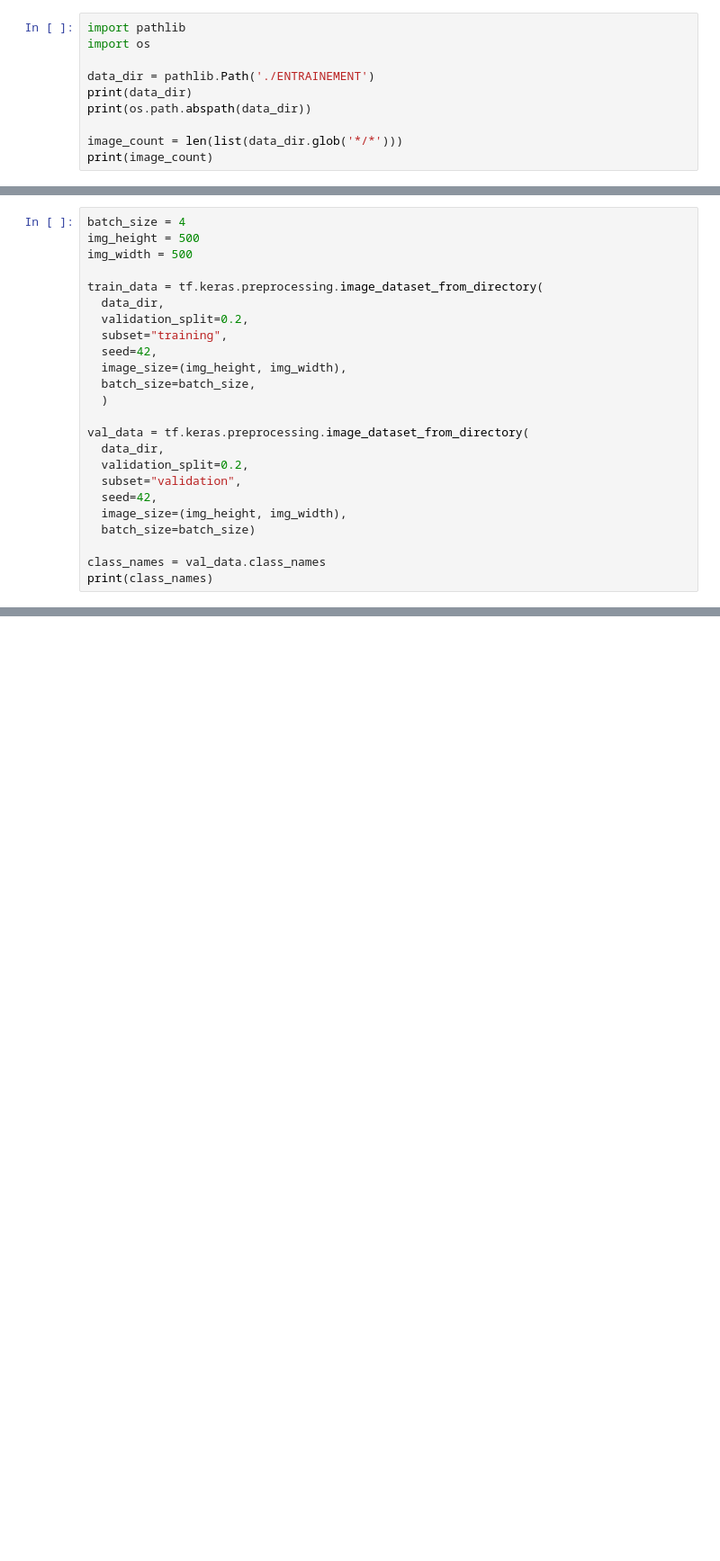
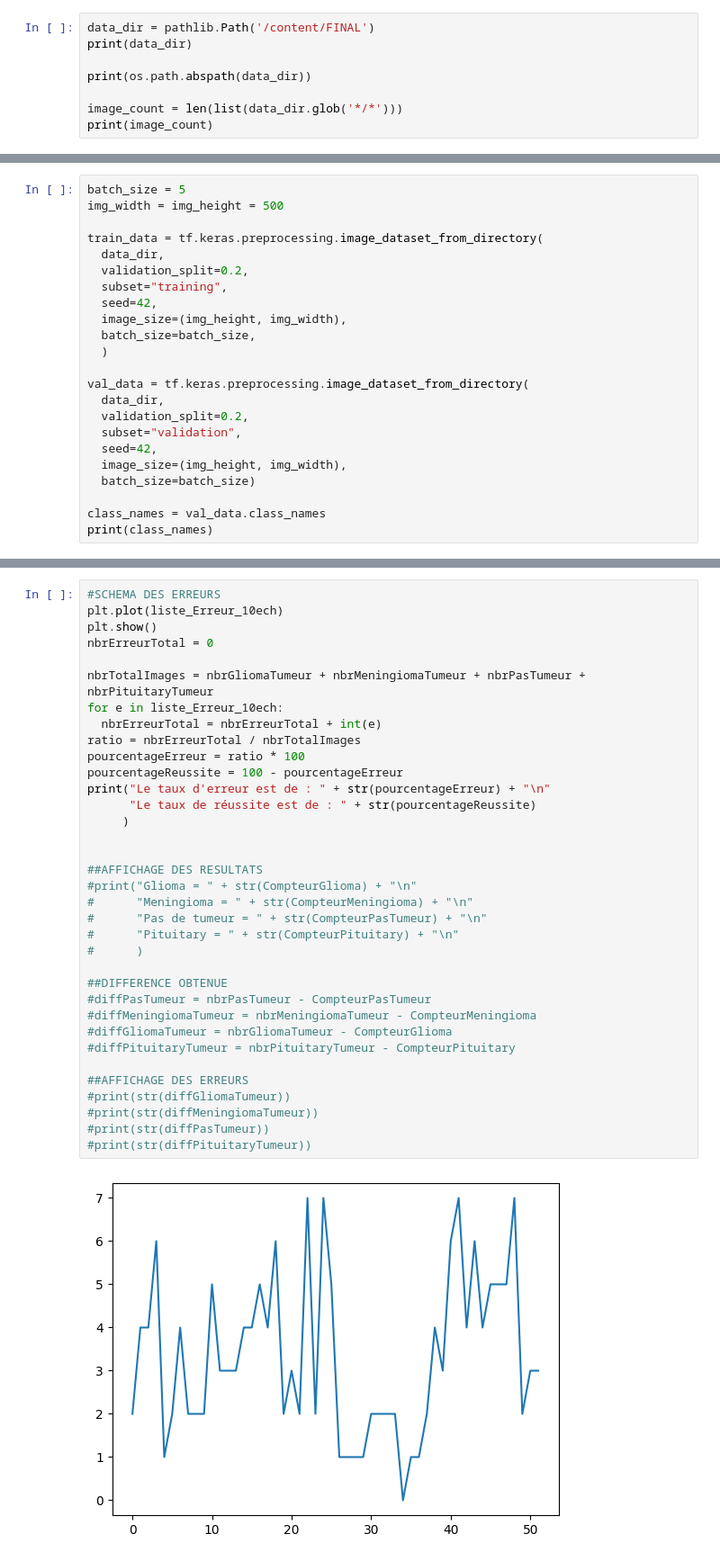
Before and after one commit to Zouzzou21/TIP-Projet-IRM-Cerveau, a Jupyter notebook: TUMOR_DETECTION.ipynb, the cells around one changed output, grey strips where cells are left out. Shown at 90% size. Drawn from its saved outputs; the diff is of its cells as text; blank space fills up the shorter version.

```diff
--- a/TUMOR_DETECTION.ipynb
+++ b/TUMOR_DETECTION.ipynb
@@ -3,9 +38,7 @@
 # %%
-import pathlib
-import os
+data_dir = pathlib.Path('/content/FINAL')
+print(data_dir)
 
-data_dir = pathlib.Path('./ENTRAINEMENT')
-print(data_dir)
 print(os.path.abspath(data_dir))
 
 image_count = len(list(data_dir.glob('*/*')))
@@ -31,7 +52,6 @@ unzip:  cannot find zipfile directory in one of gdrive/My Drive/ENTRAINEMENT.zip
 # %%
-batch_size = 4
-img_height = 500
-img_width = 500
+batch_size = 5
+img_width = img_height = 500
 
 train_data = tf.keras.preprocessing.image_dataset_from_directory(
   data_dir,
@@ -182,0 +291,37 @@ Tumeur meningioma !
+# %%
+#SCHEMA DES ERREURS
+plt.plot(liste_Erreur_10ech)
+plt.show()
+nbrErreurTotal = 0
+
+nbrTotalImages = nbrGliomaTumeur + nbrMeningiomaTumeur + nbrPasTumeur + nbrPituitaryTumeur
+for e in liste_Erreur_10ech:
+  nbrErreurTotal = nbrErreurTotal + int(e)
+ratio = nbrErreurTotal / nbrTotalImages
+pourcentageErreur = ratio * 100
+pourcentageReussite = 100 - pourcentageErreur
+print("Le taux d'erreur est de : " + str(pourcentageErreur) + "\n"
+      "Le taux de réussite est de : " + str(pourcentageReussite)
+     )
+
+
+##AFFICHAGE DES RESULTATS
+#print("Glioma = " + str(CompteurGlioma) + "\n"
+#      "Meningioma = " + str(CompteurMeningioma) + "\n"
+#      "Pas de tumeur = " + str(CompteurPasTumeur) + "\n"
+#      "Pituitary = " + str(CompteurPituitary) + "\n"
+#      )
+
+##DIFFERENCE OBTENUE
+#diffPasTumeur = nbrPasTumeur - CompteurPasTumeur
+#diffMeningiomaTumeur = nbrMeningiomaTumeur - CompteurMeningioma
+#diffGliomaTumeur = nbrGliomaTumeur - CompteurGlioma
+#diffPituitaryTumeur = nbrPituitaryTumeur - CompteurPituitary
+
+##AFFICHAGE DES ERREURS
+#print(str(diffGliomaTumeur))
+#print(str(diffMeningiomaTumeur))
+#print(str(diffPasTumeur))
+#print(str(diffPituitaryTumeur))
+# %% [output]
+[figure, added]
```
Also changed, not shown: parts of 24 cells of this notebook.
